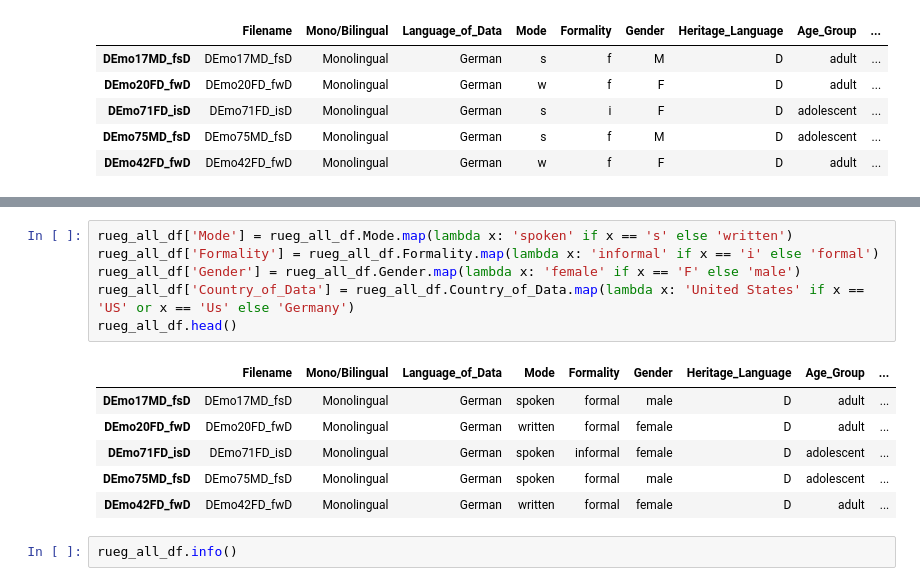
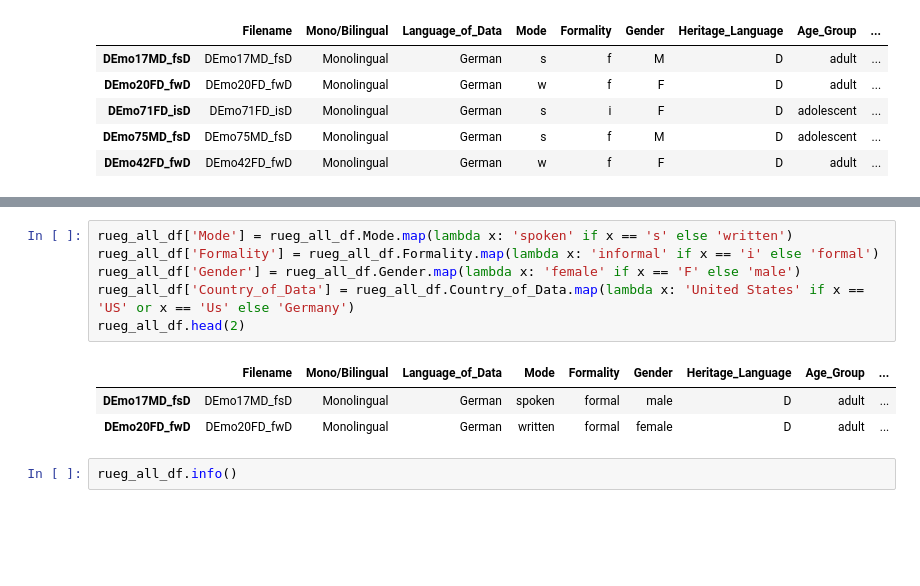
Before and after one commit to Data-Science-for-Linguists-2025/DEU-ENG-Mono-and-Billingual-Speakers, a Jupyter notebook: LoadingRUEGData.ipynb, the cells around one changed output, grey strips where cells are left out. Drawn from its saved outputs; the diff is of its cells as text; blank space fills up the shorter version.

```diff
--- a/LoadingRUEGData.ipynb
+++ b/LoadingRUEGData.ipynb
@@ -156,16 +148,13 @@ memory usage: 102.1+ KB
 # %%
 rueg_all_df['Mode'] = rueg_all_df.Mode.map(lambda x: 'spoken' if x == 's' else 'written')
 rueg_all_df['Formality'] = rueg_all_df.Formality.map(lambda x: 'informal' if x == 'i' else 'formal')
 rueg_all_df['Gender'] = rueg_all_df.Gender.map(lambda x: 'female' if x == 'F' else 'male')
 rueg_all_df['Country_of_Data'] = rueg_all_df.Country_of_Data.map(lambda x: 'United States' if x == 'US' or x == 'Us' else 'Germany')
-rueg_all_df.head()
+rueg_all_df.head(2)
 # %% [output]
 |  | Filename | Mono/Bilingual | Language_of_Data | Mode | Formality | Gender | Heritage_Language | Age_Group | ... |
 | DEmo17MD_fsD | DEmo17MD_fsD | Monolingual | German | spoken | formal | male | D | adult | ... |
 | DEmo20FD_fwD | DEmo20FD_fwD | Monolingual | German | written | formal | female | D | adult | ... |
-| DEmo71FD_isD | DEmo71FD_isD | Monolingual | German | spoken | informal | female | D | adolescent | ... |
-| DEmo75MD_fsD | DEmo75MD_fsD | Monolingual | German | spoken | formal | male | D | adolescent | ... |
-| DEmo42FD_fwD | DEmo42FD_fwD | Monolingual | German | written | formal | female | D | adult | ... |
 # %%
 rueg_all_df.info()
 # %% [output]
```
Also changed, not shown: parts of 48 cells of this notebook.
